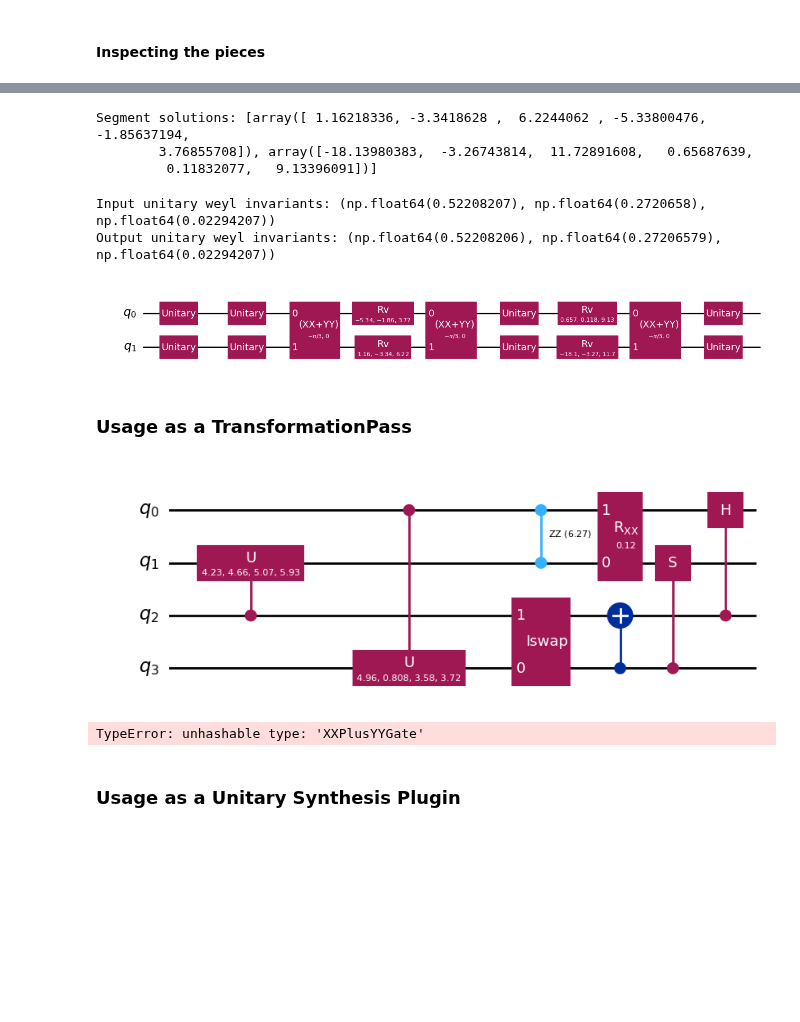
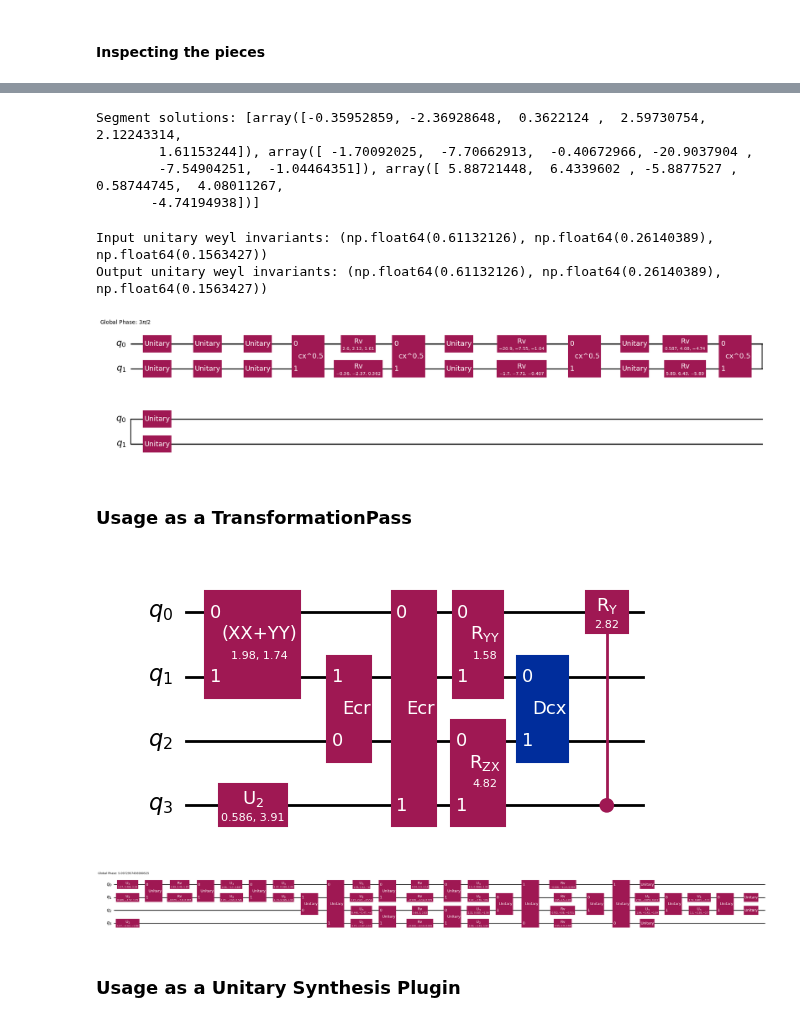
Before and after one commit to evmckinney9/gulps, a Jupyter notebook: src/notebooks/main.ipynb, the cells around one changed output, grey strips where cells are left out. Cells and saved outputs as stored; diff of their text form; code cells hidden in the pictures; blank space fills up the shorter version.

```diff
--- a/src/notebooks/main.ipynb
+++ b/src/notebooks/main.ipynb
@@ -60,10 +49,10 @@ def fsim(theta, phi):
 
 # comment out what you don't want or add your own
 isa = [
-    # (CXGate(), 1.0, "cx"),
-    # (CXGate().power(1 / 2), 1 / 2, "sqrt2cx"),
-    (iSwapGate().power(1 / 2), 1 / 2, "sqrt2iswap"),
-    (iSwapGate().power(1 / 3), 1 / 3, "sqrt3iswap"),
+    (CXGate(), 1.0, "cx"),
+    (CXGate().power(1 / 2), 1 / 2, "sqrt2cx"),
+    # (iSwapGate().power(1 / 2), 1 / 2, "sqrt2iswap"),
+    # (iSwapGate().power(1 / 3), 1 / 3, "sqrt3iswap"),
     # (iSwapGate().power(1 / 4), 1 / 4, "sqrt4iswap"),
     # (fsim(np.pi / 2, np.pi / 6).power(1.0), 1.0, "fsim"),
     # (fsim(np.pi / 2, np.pi / 6).power(1 / 2), 1 / 2, "sqrt2fsim"),
@@ -128,9 +117,10 @@ example_segment_solutions = decomposer._numerics._synthesize_segments(
 )
 print("Segment solutions:", example_segment_solutions)
 # %% [output]
-Segment solutions: [array([ 1.16218336, -3.3418628 ,  6.2244062 , -5.33800476, -1.85637194,
-        3.76855708]), array([-18.13980383,  -3.26743814,  11.72891608,   0.65687639,
-         0.11832077,   9.13396091])]
+Segment solutions: [array([-0.35952859, -2.36928648,  0.3622124 ,  2.59730754,  2.12243314,
+        1.61153244]), array([ -1.70092025,  -7.70662913,  -0.40672966, -20.9037904 ,
+        -7.54904251,  -1.04464351]), array([ 5.88721448,  6.4339602 , -5.8877527 ,  0.58744745,  4.08011267,
+       -4.74194938])]
 # %%
 # Recover unitary equivalence by promoting local equivalence
 ret = decomposer._numerics._stitch_segments(
@@ -142,28 +132,29 @@ print("Output unitary weyl invariants:", V)
 
 ret.draw("mpl")
 # %% [output]
-Input unitary weyl invariants: (np.float64(0.52208207), np.float64(0.2720658), np.float64(0.02294207))
-Output unitary weyl invariants: (np.float64(0.52208206), np.float64(0.27206579), np.float64(0.02294207))
+Input unitary weyl invariants: (np.float64(0.61132126), np.float64(0.26140389), np.float64(0.1563427))
+Output unitary weyl invariants: (np.float64(0.61132126), np.float64(0.26140389), np.float64(0.1563427))
-[figure, old version]
+[figure, new version]
 # %% [markdown]
 ### Usage as a TransformationPass
 # %%
 input_qc = random_circuit(
     4, 4, max_operands=2, num_operand_distribution={1: 0.2, 2: 0.8}
 )
 display(input_qc.draw("mpl"))
 
+hashable_gate_set = [x.to_matrix() for x in gate_set]
 pm = PassManager(
     [
-        GulpsDecompositionPass(gate_set, costs),
+        GulpsDecompositionPass(hashable_gate_set, costs),
         Optimize1qGatesDecomposition(),
     ]
 )
 output_qc = pm.run(input_qc)
 output_qc.draw("mpl", fold=-1)
 # %% [output]
-[figure, old version]
+[figure, new version]
-TypeError: unhashable type: 'XXPlusYYGate'
+[figure, added]
 # %% [markdown]
 ### Usage as a Unitary Synthesis Plugin
 # %%
```
Also changed, not shown: parts of 5 cells of this notebook, 18 other files.
